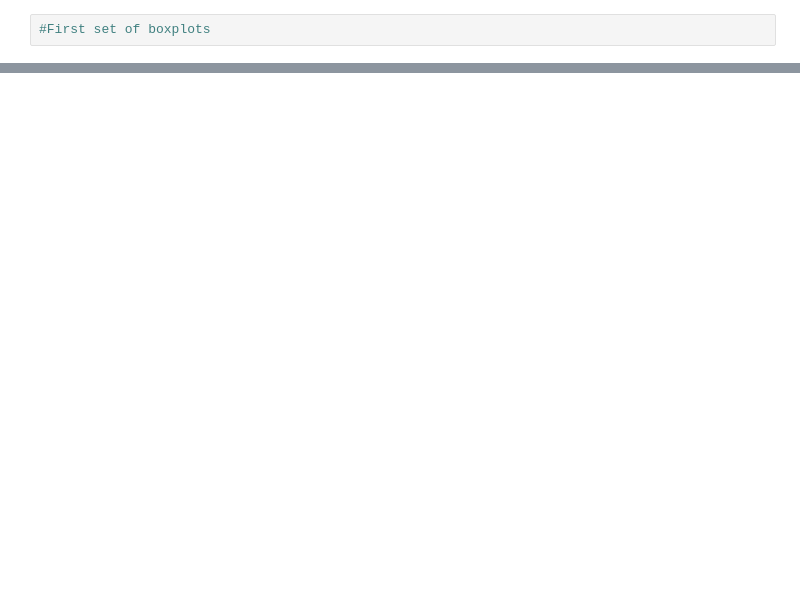
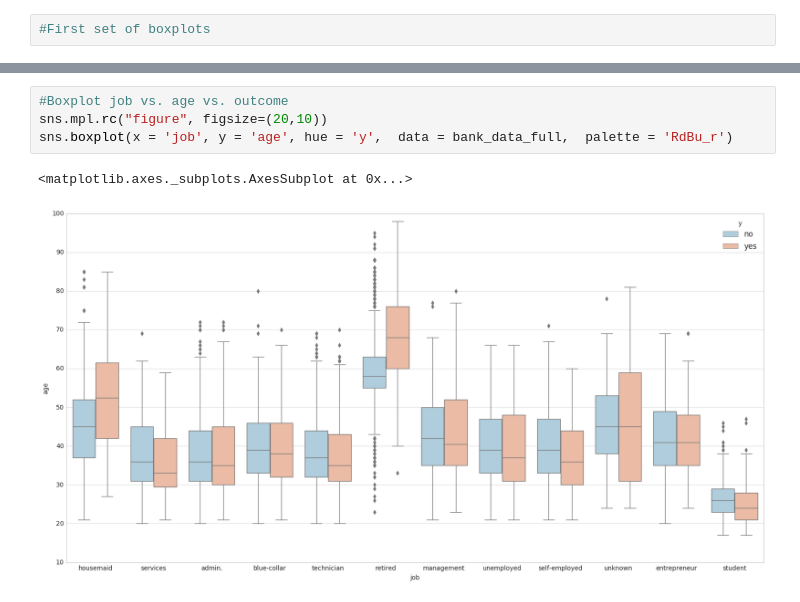
Before and after one commit to milosmladenovic5/telemarketing_campaign, a Jupyter notebook: telemarketing_EDA.ipynb, the cells around one changed output, grey strips where cells are left out. Saved outputs shown, nothing was run; the diff lists cells and outputs as text; blank space fills up the shorter version.

```diff
--- a/telemarketing_EDA.ipynb
+++ b/telemarketing_EDA.ipynb
@@ -25 +44,8 @@ sns.boxplot(x = 'y', y = 'age', data = bank_data_full)
+# %%
+#Boxplot job vs. age vs. outcome
+sns.mpl.rc("figure", figsize=(20,10))
+sns.boxplot(x = 'job', y = 'age', hue = 'y',  data = bank_data_full,  palette = 'RdBu_r')
+# %% [output]
+<matplotlib.axes._subplots.AxesSubplot at 0x...>
+[figure, added]
 # %%
```
Also changed, not shown: parts of 35 cells of this notebook, 2 other files.
